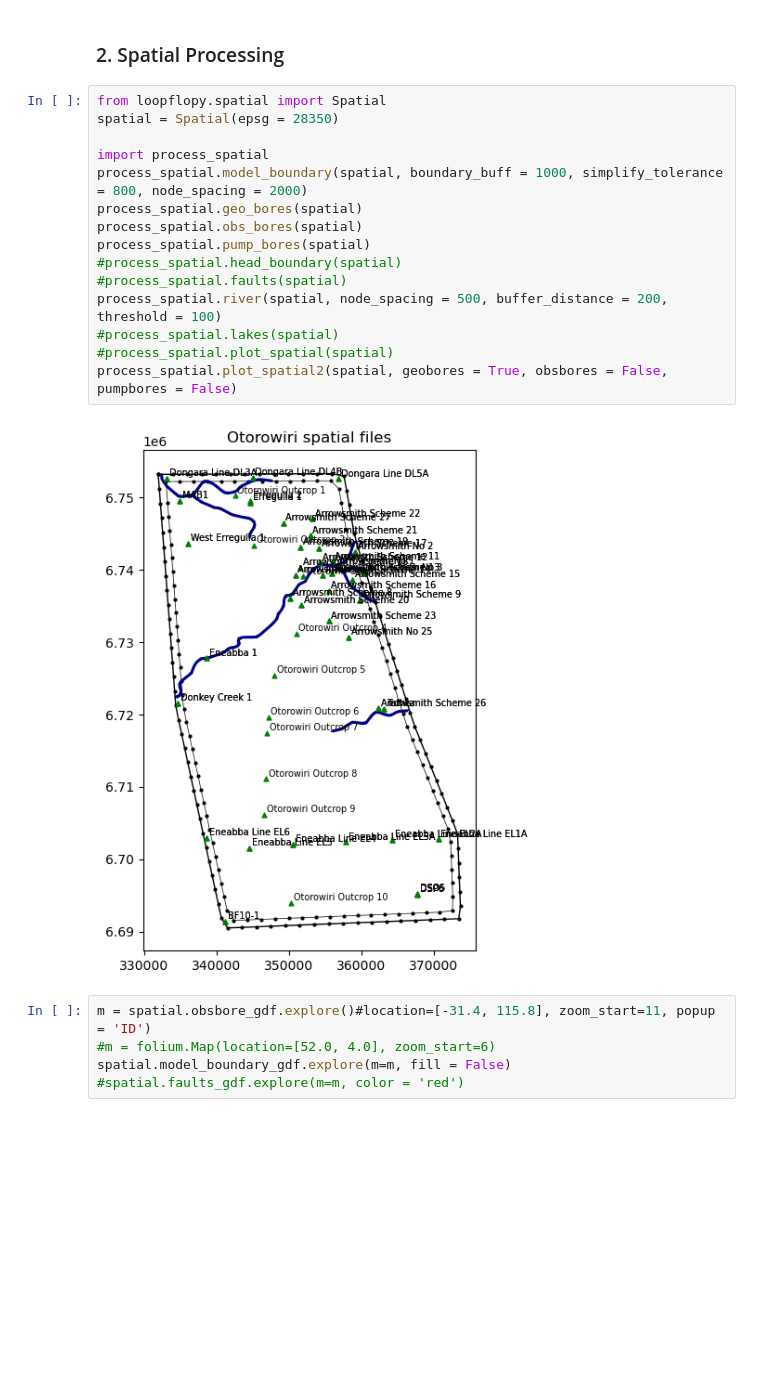
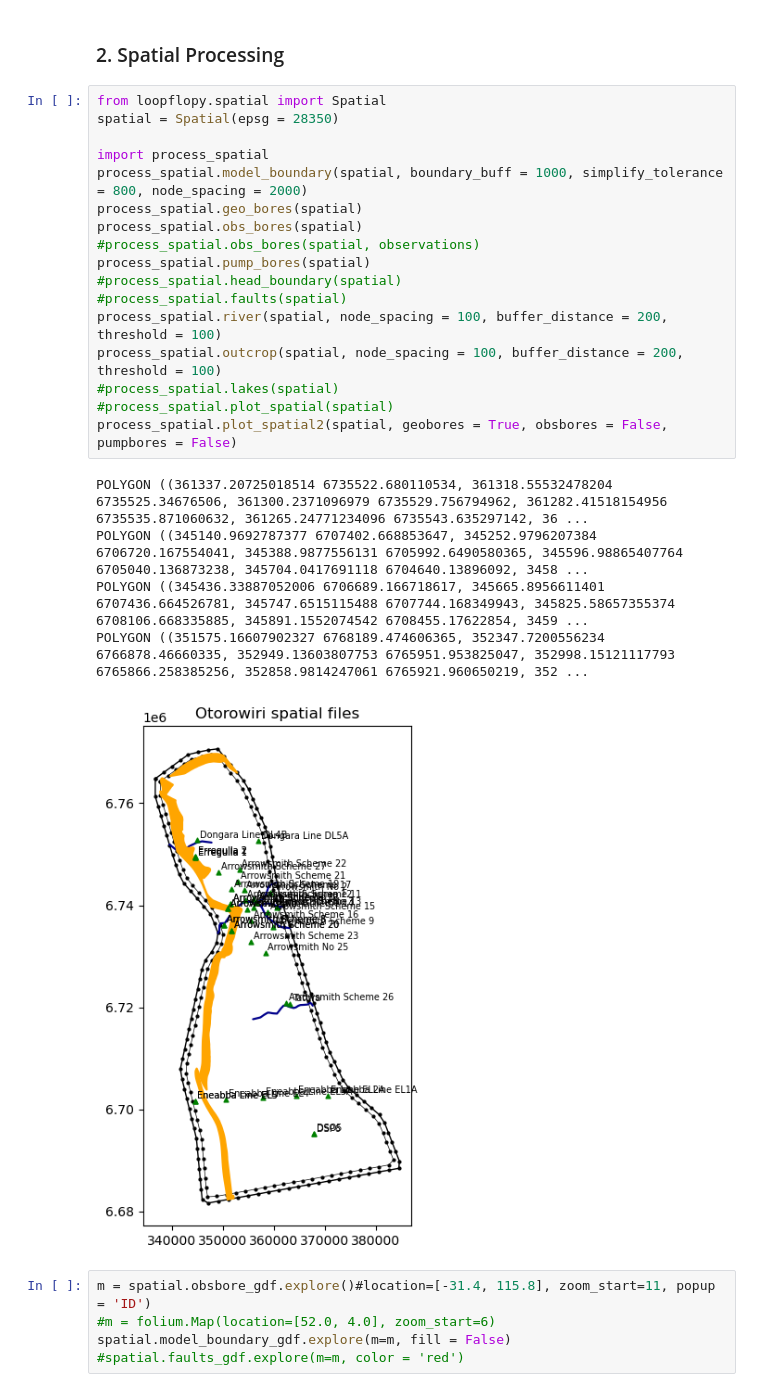
Before and after one commit to malvina-chmielarski/Otorowiri, a Jupyter notebook: scripts/Otorowiri_main.ipynb, the cells around one changed output. Drawn from its saved outputs; the diff is of its cells as text; blank space fills up the shorter version.

Commit message:
debugging observations file

```diff
--- a/scripts/Otorowiri_main.ipynb
+++ b/scripts/Otorowiri_main.ipynb
@@ -58,20 +57,26 @@ project = Project(name, workspace, results, figures, triexe, mfexe)
 # %%
 from loopflopy.spatial import Spatial
 spatial = Spatial(epsg = 28350)
 
 import process_spatial
 process_spatial.model_boundary(spatial, boundary_buff = 1000, simplify_tolerance = 800, node_spacing = 2000)
 process_spatial.geo_bores(spatial)
 process_spatial.obs_bores(spatial)
+#process_spatial.obs_bores(spatial, observations)
 process_spatial.pump_bores(spatial)
 #process_spatial.head_boundary(spatial)
 #process_spatial.faults(spatial)
-process_spatial.river(spatial, node_spacing = 500, buffer_distance = 200, threshold = 100)
+process_spatial.river(spatial, node_spacing = 100, buffer_distance = 200, threshold = 100)
+process_spatial.outcrop(spatial, node_spacing = 100, buffer_distance = 200, threshold = 100)
 #process_spatial.lakes(spatial)
 #process_spatial.plot_spatial(spatial)
 process_spatial.plot_spatial2(spatial, geobores = True, obsbores = False, pumpbores = False)
 # %% [output]
+POLYGON ((361337.20725018514 6735522.680110534, 361318.55532478204 6735525.34676506, 361300.2371096979 6735529.756794962, 361282.41518154956 6735535.871060632, 361265.24771234096 6735543.635297142, 36 ...
+POLYGON ((345140.9692787377 6707402.668853647, 345252.9796207384 6706720.167554041, 345388.9877556131 6705992.6490580365, 345596.98865407764 6705040.136873238, 345704.0417691118 6704640.13896092, 3458 ...
+POLYGON ((345436.33887052006 6706689.166718617, 345665.8956611401 6707436.664526781, 345747.6515115488 6707744.168349943, 345825.58657355374 6708106.668335885, 345891.1552074542 6708455.17622854, 3459 ...
+POLYGON ((351575.16607902327 6768189.474606365, 352347.7200556234 6766878.46660335, 352949.13603807753 6765951.953825047, 352998.15121117793 6765866.258385256, 352858.9814247061 6765921.960650219, 352 ...
-[figure, old version]
+[figure, new version]
 # %%
 m = spatial.obsbore_gdf.explore()#location=[-31.4, 115.8], zoom_start=11, popup = 'ID')
 #m = folium.Map(location=[52.0, 4.0], zoom_start=6)
```
Also changed, not shown: parts of 21 cells of this notebook, 1 other file.
